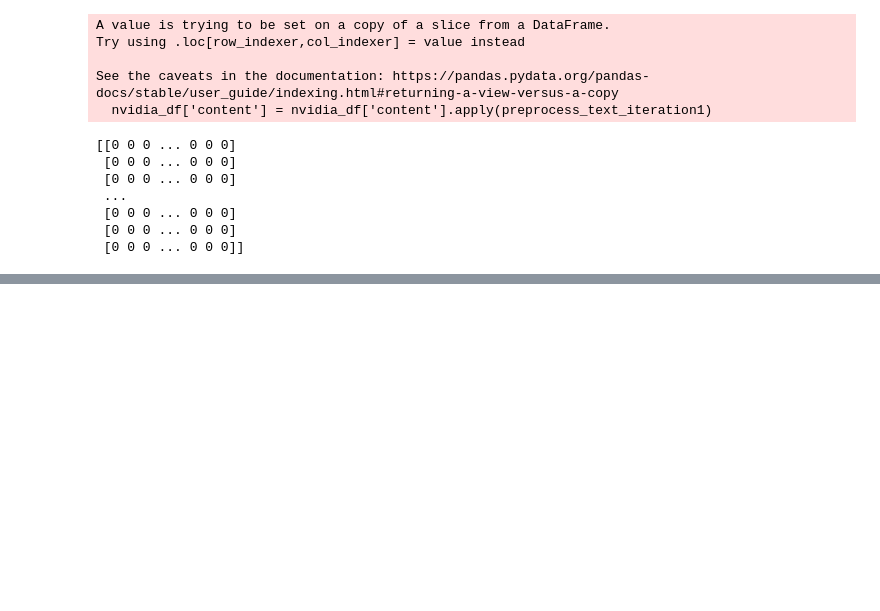
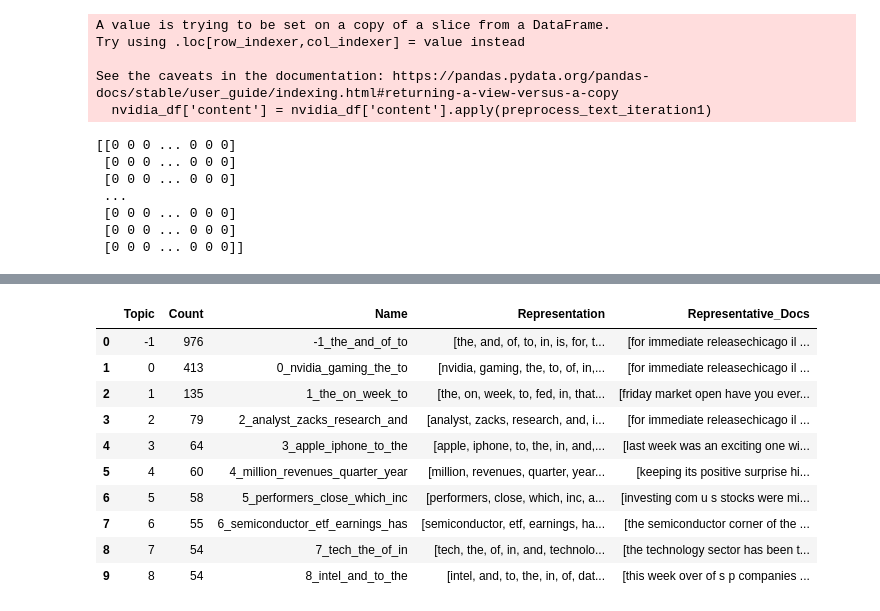
Before and after one commit to ifepechigo/Natural_Language_Processing, a Jupyter notebook: first_iteration.ipynb, the cells around one changed output, grey strips where cells are left out. Saved outputs shown, nothing was run; the diff lists cells and outputs as text; code cells hidden in the pictures; blank space fills up the shorter version.

Commit message:
commit zeroth iteration all models, expect coherence thingy

```diff
--- a/first_iteration.ipynb
+++ b/first_iteration.ipynb
@@ -197,0 +223,9 @@ print(flsaW.get_interpretability_score()) # ask if this has to be high
+# %%
+from bertopic import BERTopic
+docs = [' '.join(doc) for doc in nvidia_df['content']]
+# Create the model (uses DistilBERT by default)
+bert_topic = BERTopic()
+# Train the model and transform your data into topics
+topic_assigned_to_doc, _ = bert_topic.fit_transform(docs)
+topic_matrix = bert_topic.get_topic_info()
+bert_topic.get_topics()
@@ -197,0 +275,14 @@ print(flsaW.get_interpretability_score()) # ask if this has to be high
+# %%
+topic_matrix.head(10)
+# %% [output]
+|  | Topic | Count | Name | Representation | Representative_Docs |
+| 0 | -1 | 976 | -1_the_and_of_to | [the, and, of, to, in, is, for, t... | [for immediate releasechicago il ... |
+| 1 | 0 | 413 | 0_nvidia_gaming_the_to | [nvidia, gaming, the, to, of, in,... | [for immediate releasechicago il ... |
+| 2 | 1 | 135 | 1_the_on_week_to | [the, on, week, to, fed, in, that... | [friday market open have you ever... |
+| 3 | 2 | 79 | 2_analyst_zacks_research_and | [analyst, zacks, research, and, i... | [for immediate releasechicago il ... |
+| 4 | 3 | 64 | 3_apple_iphone_to_the | [apple, iphone, to, the, in, and,... | [last week was an exciting one wi... |
+| 5 | 4 | 60 | 4_million_revenues_quarter_year | [million, revenues, quarter, year... | [keeping its positive surprise hi... |
+| 6 | 5 | 58 | 5_performers_close_which_inc | [performers, close, which, inc, a... | [investing com u s stocks were mi... |
+| 7 | 6 | 55 | 6_semiconductor_etf_earnings_has | [semiconductor, etf, earnings, ha... | [the semiconductor corner of the ... |
+| 8 | 7 | 54 | 7_tech_the_of_in | [tech, the, of, in, and, technolo... | [the technology sector has been t... |
+| 9 | 8 | 54 | 8_intel_and_to_the | [intel, and, to, the, in, of, dat... | [this week over of s p companies ... |
```
Also changed, not shown: parts of 17 cells of this notebook.
